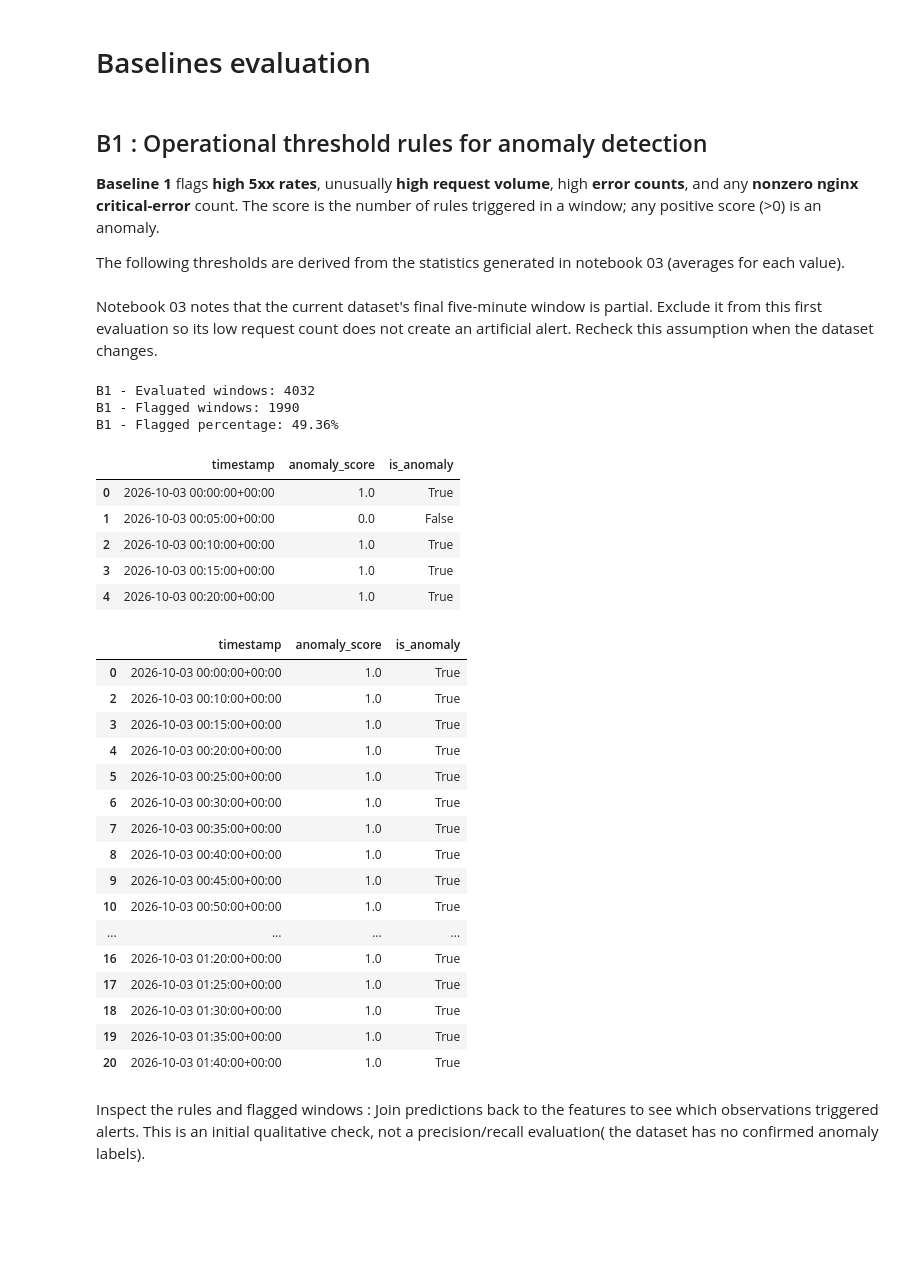
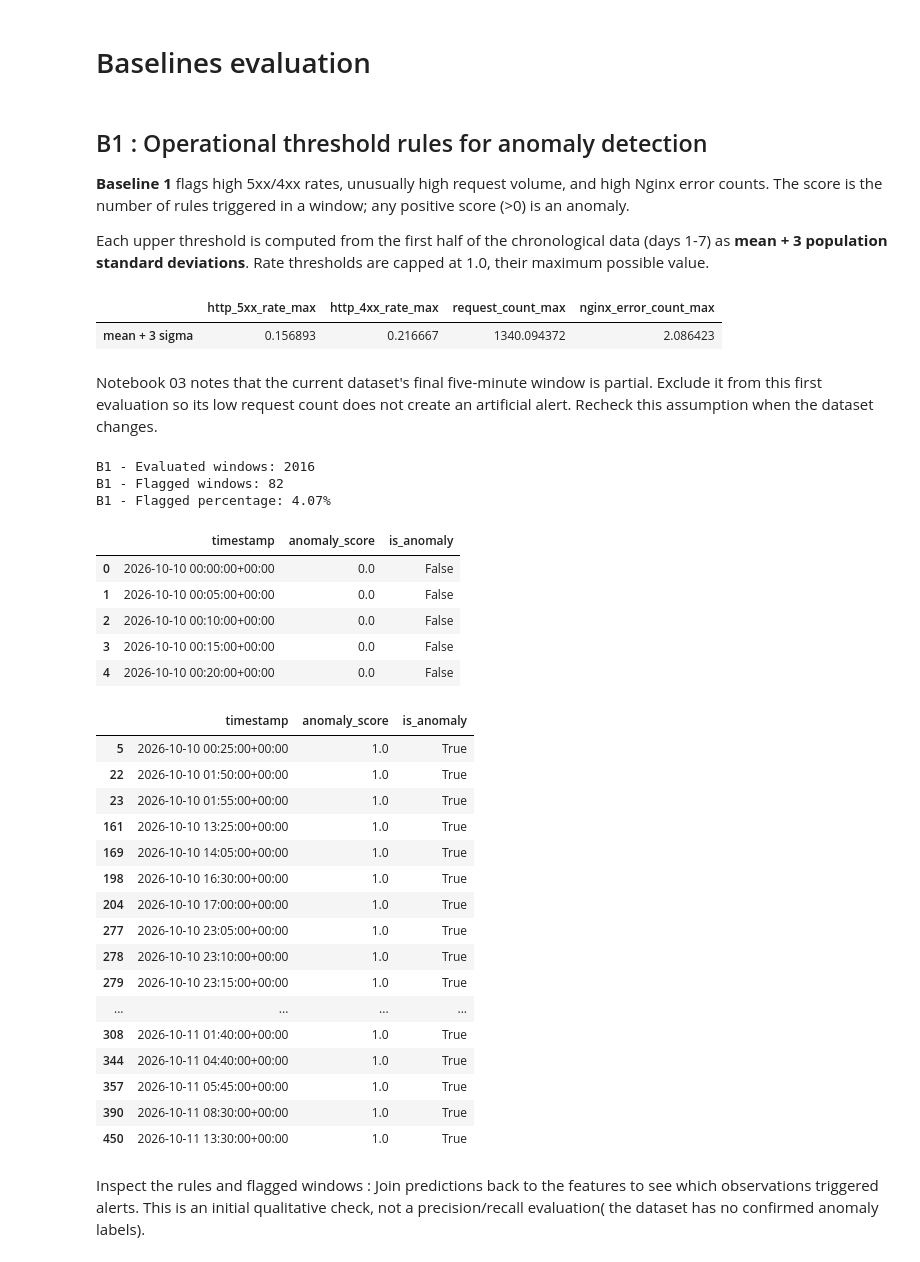
Before and after one commit to astrolabsoftware/fink-api-anomaly-detection, a Jupyter notebook: notebooks/04_baselines_evaluation.ipynb, the cells around one changed output. Cells and saved outputs as stored; diff of their text form; code cells hidden in the pictures; blank space fills up the shorter version.

```diff
--- a/notebooks/04_baselines_evaluation.ipynb
+++ b/notebooks/04_baselines_evaluation.ipynb
@@ -88,58 +88,72 @@ Time span: 2026-10-03 00:00:00+00:00 to 2026-10-17 00:00:00+00:00
 # %% [markdown]
 # Baselines evaluation
 # %%
-evaluation_df = features_df.iloc[:-1].copy()
+df = features_df.iloc[:-1].copy()
 # %% [markdown]
 ## B1 : Operational threshold rules for anomaly detection
 
-**Baseline 1** flags **high 5xx rates**, unusually **high request volume**, high **error counts**, and any **nonzero nginx critical-error** count. The score is the number of rules triggered in a window; any positive score (>0) is an anomaly.
+**Baseline 1** flags high 5xx/4xx rates, unusually high request volume, and high Nginx error counts. The score is the number of rules triggered in a window; any positive score (>0) is an anomaly.
 
-The following thresholds are derived from the statistics generated in notebook 03 (averages for each value).
+Each upper threshold is computed from the first half of the chronological data (days 1-7) as **mean + 3 population standard deviations**. Rate thresholds are capped at 1.0, their maximum possible value.
 # %%
-thresholds =OperationalThresholds(
-    http_5xx_rate_max=0.013572,
-    http_4xx_rate_max=0.013439,
-    request_count_max=249,
-    nginx_error_count_max=49,
-)
+b1_reference_df = df.iloc[: int(len(df) * 0.5)].copy()
+b1_evaluation_df = df.iloc[int(len(df) * 0.5):].copy()
+sigma_multiplier = 3.0
+
+def mean_plus_sigma(feature):
+    values = b1_reference_df[feature]
+    return float(values.mean() + sigma_multiplier * values.std(ddof=0))
+
+threshold_values = {
+    "http_5xx_rate_max": min(1.0, mean_plus_sigma("http_5xx_rate")),
+    "http_4xx_rate_max": min(1.0, mean_plus_sigma("http_4xx_rate")),
+    "request_count_max": mean_plus_sigma("request_count"),
+    "nginx_error_count_max": mean_plus_sigma("nginx_error_count"),
+}
+thresholds = OperationalThresholds(**threshold_values)
 baseline = OperationalThresholdBaseline(thresholds)
+
+display(pd.DataFrame([threshold_values], index=[f"mean + {sigma_multiplier:g} sigma"]))
+# %% [output]
+|  | http_5xx_rate_max | http_4xx_rate_max | request_count_max | nginx_error_count_max |
+| mean + 3 sigma | 0.156893 | 0.216667 | 1340.094372 | 2.086423 |
 # %% [markdown]
 Notebook 03 notes that the current dataset's final five-minute window is partial. Exclude it from this first evaluation so its low request count does not create an artificial alert. Recheck this assumption when the dataset changes.
 # %%
-predictions_df = baseline.predict(evaluation_df)
+predictions_df = baseline.predict(b1_evaluation_df)
 
 print(f"B1 - Evaluated windows: {len(predictions_df)}")
 print(f"B1 - Flagged windows: {int(predictions_df['is_anomaly'].sum())}")
 print(f"B1 - Flagged percentage: {predictions_df['is_anomaly'].mean():.2%}")
 display(predictions_df.head())
 display(predictions_df.loc[predictions_df["is_anomaly"]].head(20))
 # %% [output]
-B1 - Evaluated windows: 4032
-B1 - Flagged windows: 1990
-B1 - Flagged percentage: 49.36%
+B1 - Evaluated windows: 2016
+B1 - Flagged windows: 82
+B1 - Flagged percentage: 4.07%
 |  | timestamp | anomaly_score | is_anomaly |
-| 0 | 2026-10-03 00:00:00+00:00 | 1.0 | True |
-| 1 | 2026-10-03 00:05:00+00:00 | 0.0 | False |
-| 2 | 2026-10-03 00:10:00+00:00 | 1.0 | True |
-| 3 | 2026-10-03 00:15:00+00:00 | 1.0 | True |
-| 4 | 2026-10-03 00:20:00+00:00 | 1.0 | True |
+| 0 | 2026-10-10 00:00:00+00:00 | 0.0 | False |
+| 1 | 2026-10-10 00:05:00+00:00 | 0.0 | False |
+| 2 | 2026-10-10 00:10:00+00:00 | 0.0 | False |
+| 3 | 2026-10-10 00:15:00+00:00 | 0.0 | False |
+| 4 | 2026-10-10 00:20:00+00:00 | 0.0 | False |
 |  | timestamp | anomaly_score | is_anomaly |
-| 0 | 2026-10-03 00:00:00+00:00 | 1.0 | True |
-| 2 | 2026-10-03 00:10:00+00:00 | 1.0 | True |
-| 3 | 2026-10-03 00:15:00+00:00 | 1.0 | True |
-| 4 | 2026-10-03 00:20:00+00:00 | 1.0 | True |
-| 5 | 2026-10-03 00:25:00+00:00 | 1.0 | True |
-| 6 | 2026-10-03 00:30:00+00:00 | 1.0 | True |
-| 7 | 2026-10-03 00:35:00+00:00 | 1.0 | True |
-| 8 | 2026-10-03 00:40:00+00:00 | 1.0 | True |
-| 9 | 2026-10-03 00:45:00+00:00 | 1.0 | True |
-| 10 | 2026-10-03 00:50:00+00:00 | 1.0 | True |
+| 5 | 2026-10-10 00:25:00+00:00 | 1.0 | True |
+| 22 | 2026-10-10 01:50:00+00:00 | 1.0 | True |
+| 23 | 2026-10-10 01:55:00+00:00 | 1.0 | True |
+| 161 | 2026-10-10 13:25:00+00:00 | 1.0 | True |
+| 169 | 2026-10-10 14:05:00+00:00 | 1.0 | True |
+| 198 | 2026-10-10 16:30:00+00:00 | 1.0 | True |
+| 204 | 2026-10-10 17:00:00+00:00 | 1.0 | True |
+| 277 | 2026-10-10 23:05:00+00:00 | 1.0 | True |
+| 278 | 2026-10-10 23:10:00+00:00 | 1.0 | True |
+| 279 | 2026-10-10 23:15:00+00:00 | 1.0 | True |
 | ... | ... | ... | ... |
-| 16 | 2026-10-03 01:20:00+00:00 | 1.0 | True |
-| 17 | 2026-10-03 01:25:00+00:00 | 1.0 | True |
-| 18 | 2026-10-03 01:30:00+00:00 | 1.0 | True |
-| 19 | 2026-10-03 01:35:00+00:00 | 1.0 | True |
-| 20 | 2026-10-03 01:40:00+00:00 | 1.0 | True |
+| 308 | 2026-10-11 01:40:00+00:00 | 1.0 | True |
+| 344 | 2026-10-11 04:40:00+00:00 | 1.0 | True |
+| 357 | 2026-10-11 05:45:00+00:00 | 1.0 | True |
+| 390 | 2026-10-11 08:30:00+00:00 | 1.0 | True |
+| 450 | 2026-10-11 13:30:00+00:00 | 1.0 | True |
 # %% [markdown]
 
 Inspect the rules and flagged windows : Join predictions back to the features to see which observations triggered alerts. This is an initial qualitative check, not a precision/recall evaluation( the dataset has no confirmed anomaly labels).
```
Also changed, not shown: parts of 6 cells of this notebook.
